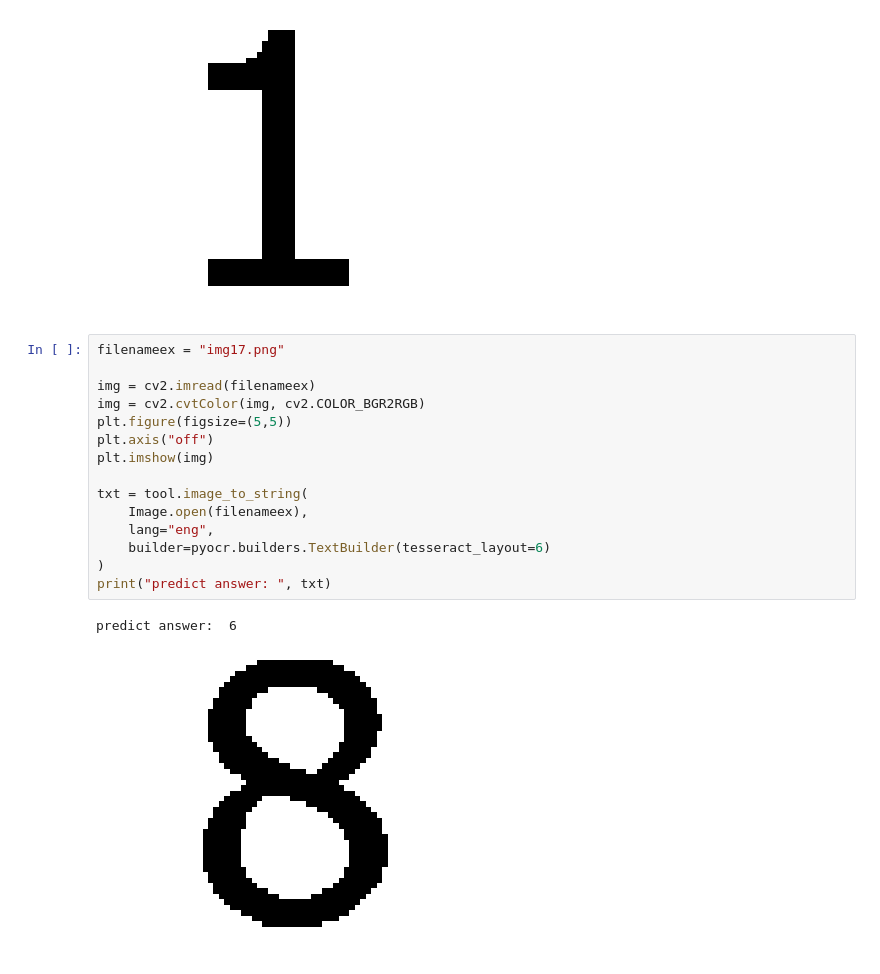
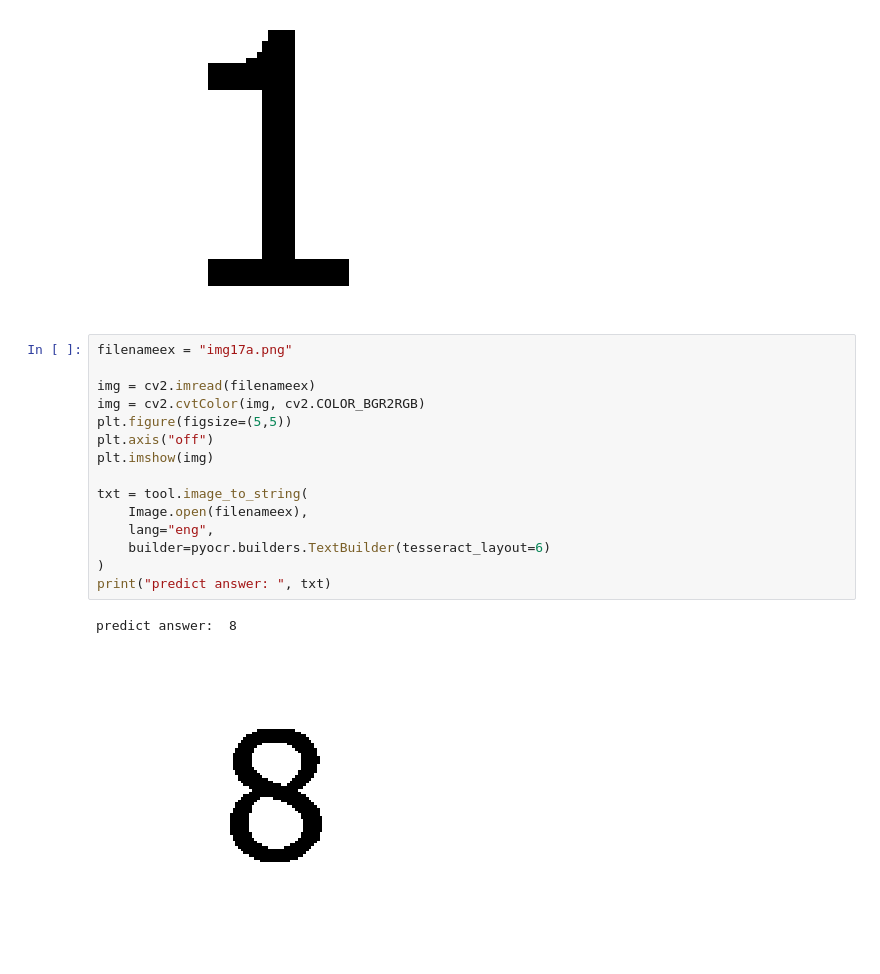
Before and after one commit to aichizokkoku/sudoku, a Jupyter notebook: tesseract_ocr.ipynb, the cells around one changed output. Saved outputs shown, nothing was run; the diff lists cells and outputs as text.

```diff
--- a/tesseract_ocr.ipynb
+++ b/tesseract_ocr.ipynb
@@ -129,20 +129,20 @@ print("predict answer: ", txt)
 predict answer:  1
 [figure]
 # %%
-filenameex = "img17.png"
+filenameex = "img17a.png"
 
 img = cv2.imread(filenameex)
 img = cv2.cvtColor(img, cv2.COLOR_BGR2RGB)
 plt.figure(figsize=(5,5))
 plt.axis("off")
 plt.imshow(img)
 
 txt = tool.image_to_string(
     Image.open(filenameex),
     lang="eng",
     builder=pyocr.builders.TextBuilder(tesseract_layout=6)
 )
 print("predict answer: ", txt)
 # %% [output]
-predict answer:  6
+predict answer:  8
-[figure, old version]
+[figure, new version]
```
Also changed, not shown: parts of 3 cells of this notebook.
